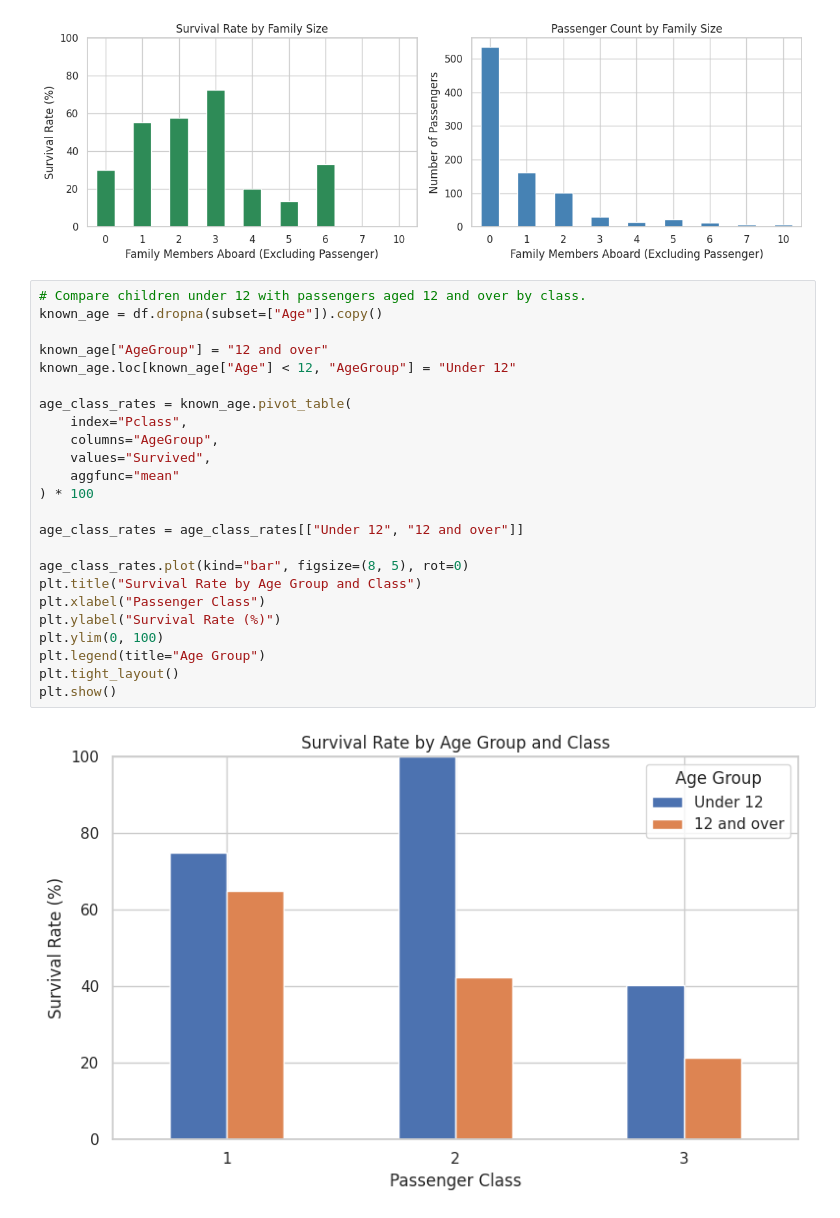
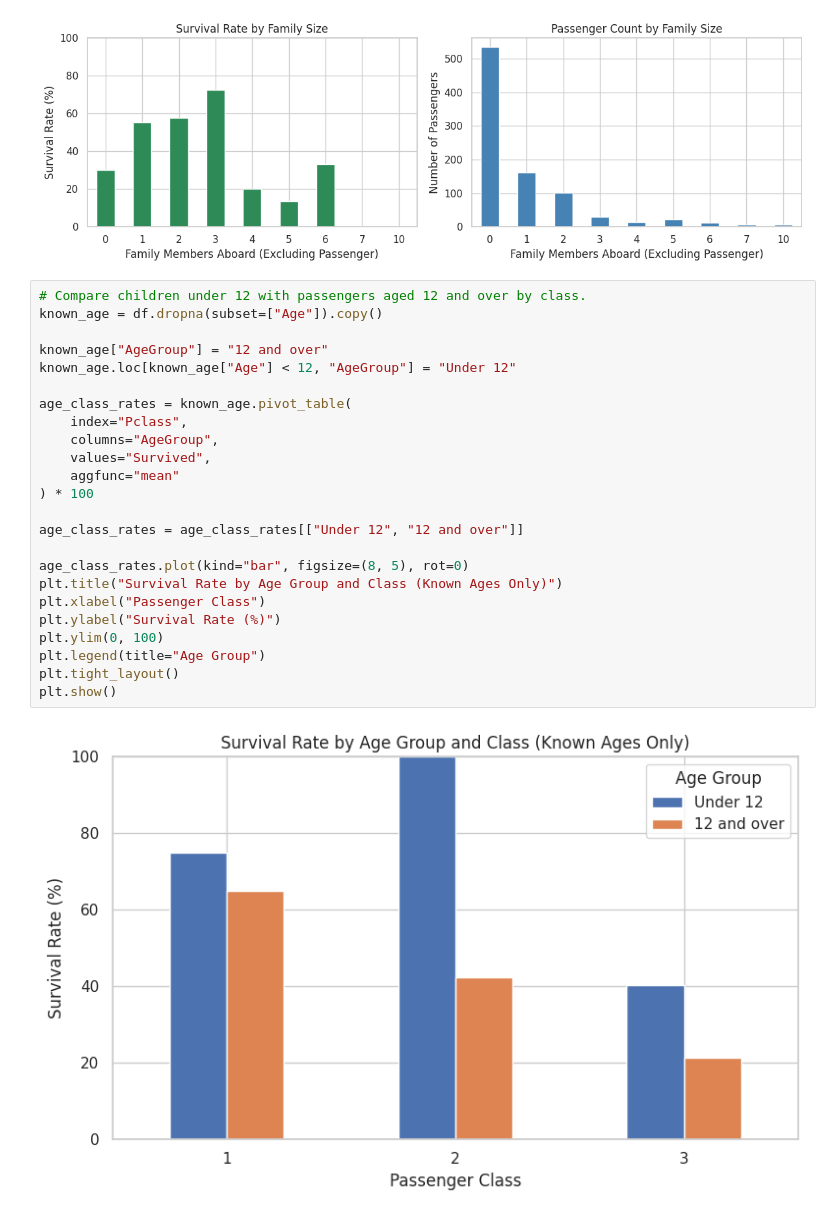
Before and after one commit to cikicali369-glitch/DSB-Unit-02, a Jupyter notebook: Labs/lab-eda-titanic/lab-eda-titanic-student-submission.ipynb, the cells around one changed output. Cells and saved outputs as stored; diff of their text form.

```diff
--- a/Labs/lab-eda-titanic/lab-eda-titanic-student-submission.ipynb
+++ b/Labs/lab-eda-titanic/lab-eda-titanic-student-submission.ipynb
@@ -391,26 +393,26 @@ plt.show()
 # %%
 # Compare children under 12 with passengers aged 12 and over by class.
 known_age = df.dropna(subset=["Age"]).copy()
 
 known_age["AgeGroup"] = "12 and over"
 known_age.loc[known_age["Age"] < 12, "AgeGroup"] = "Under 12"
 
 age_class_rates = known_age.pivot_table(
     index="Pclass",
     columns="AgeGroup",
     values="Survived",
     aggfunc="mean"
 ) * 100
 
 age_class_rates = age_class_rates[["Under 12", "12 and over"]]
 
 age_class_rates.plot(kind="bar", figsize=(8, 5), rot=0)
-plt.title("Survival Rate by Age Group and Class")
+plt.title("Survival Rate by Age Group and Class (Known Ages Only)")
 plt.xlabel("Passenger Class")
 plt.ylabel("Survival Rate (%)")
 plt.ylim(0, 100)
 plt.legend(title="Age Group")
 plt.tight_layout()
 plt.show()
 # %% [output]
-[figure, old version]
+[figure, new version]
```
Also changed, not shown: parts of 3 cells of this notebook.
